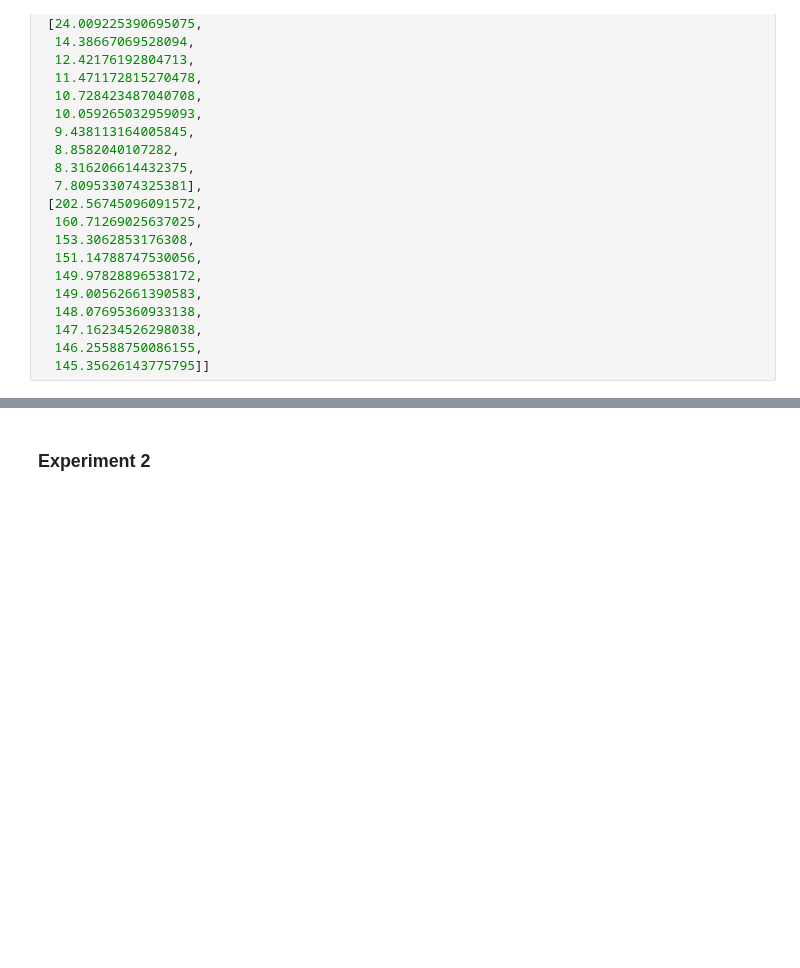
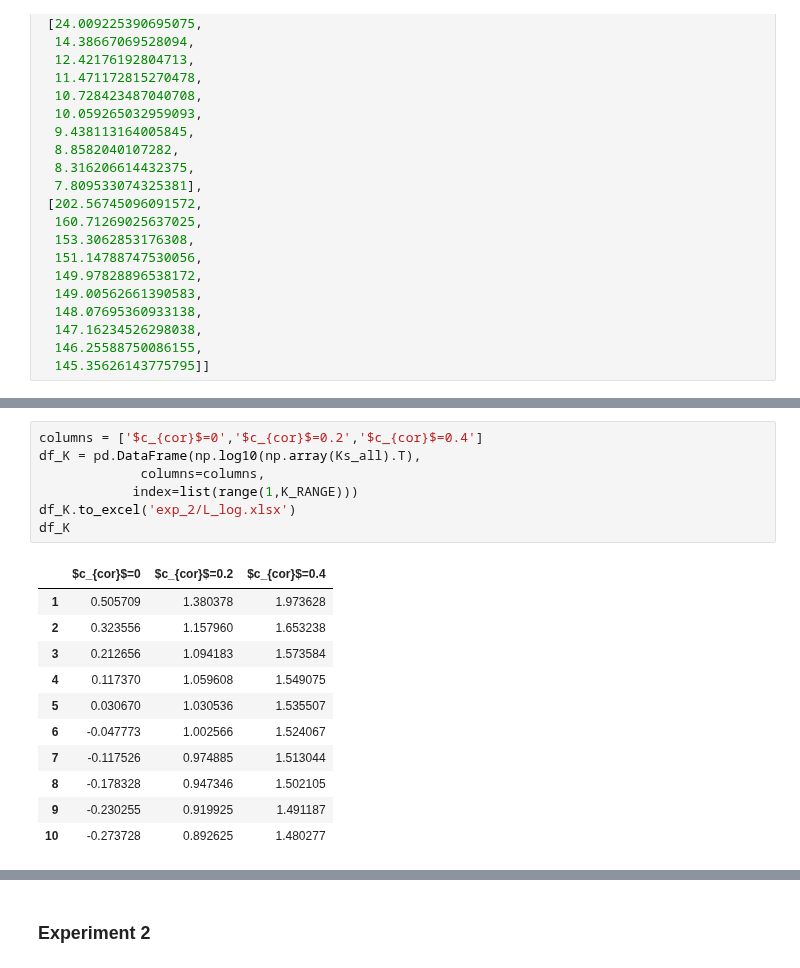
Before and after one commit to l3LlFF/course, a Jupyter notebook: conda/code/main.ipynb, the cells around one changed output, grey strips where cells are left out. Drawn from its saved outputs; the diff is of its cells as text; blank space fills up the shorter version.

```diff
--- a/conda/Untitled.ipynb
+++ b/conda/code/main.ipynb
@@ -844,3 +852,22 @@ plt.show();
+# %%
+columns = ['$c_{cor}$=0','$c_{cor}$=0.2','$c_{cor}$=0.4']
+df_K = pd.DataFrame(np.log10(np.array(Ks_all).T),
+             columns=columns,
+            index=list(range(1,K_RANGE)))
+df_K.to_excel('exp_2/L_log.xlsx')
+df_K
+# %% [output]
+|  | $c_{cor}$=0 | $c_{cor}$=0.2 | $c_{cor}$=0.4 |
+| 1 | 0.505709 | 1.380378 | 1.973628 |
+| 2 | 0.323556 | 1.157960 | 1.653238 |
+| 3 | 0.212656 | 1.094183 | 1.573584 |
+| 4 | 0.117370 | 1.059608 | 1.549075 |
+| 5 | 0.030670 | 1.030536 | 1.535507 |
+| 6 | -0.047773 | 1.002566 | 1.524067 |
+| 7 | -0.117526 | 0.974885 | 1.513044 |
+| 8 | -0.178328 | 0.947346 | 1.502105 |
+| 9 | -0.230255 | 0.919925 | 1.491187 |
+| 10 | -0.273728 | 0.892625 | 1.480277 |
 # %%
 columns = ['$c_{cor}$=0','$c_{cor}$=0.2','$c_{cor}$=0.4']
 df_K = pd.DataFrame(np.array(Ks_all).T,
```
Also changed, not shown: parts of 33 cells of this notebook, 43 other files.
